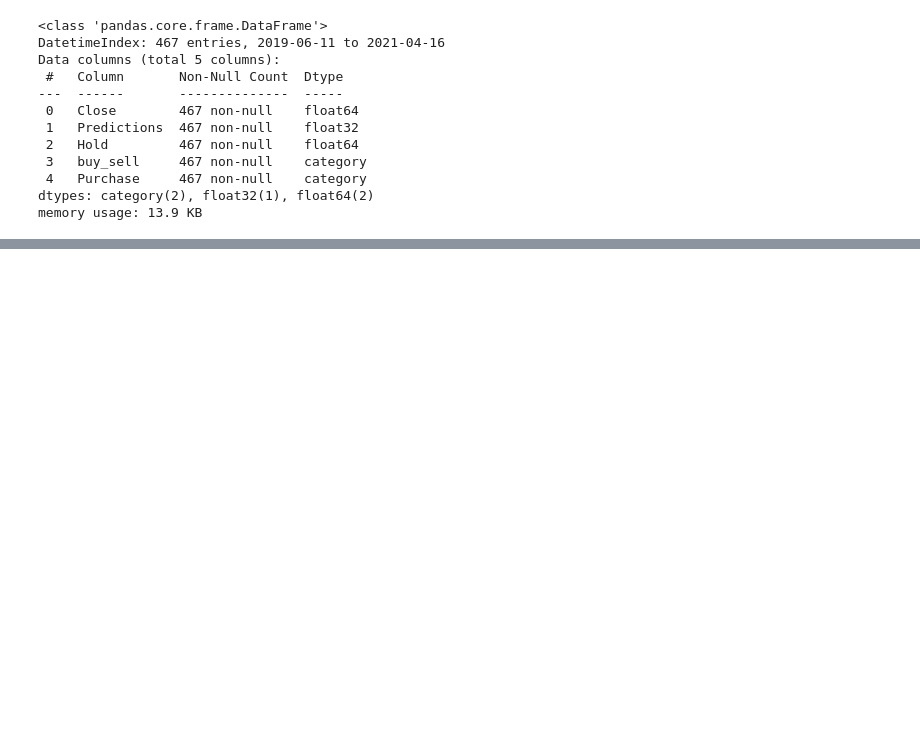
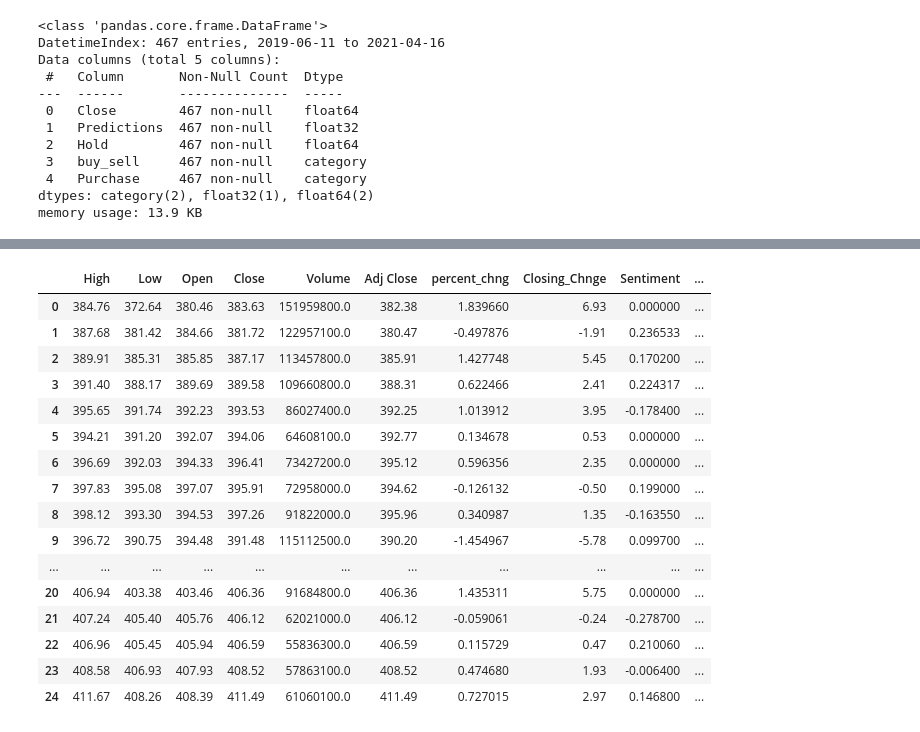
Before and after one commit to jcharbour/Data-projects-, a Jupyter notebook: Stock Market Predictions Project.ipynb, the cells around one changed output, grey strips where cells are left out. Cells and saved outputs as stored; diff of their text form; code cells hidden in the pictures; blank space fills up the shorter version.

```diff
--- a/Stock Market Predictions Project.ipynb
+++ b/Stock Market Predictions Project.ipynb
@@ -1213,0 +1220,2 @@ CategoricalDtype(categories=[1, 0], ordered=True)
+# %%
+newdf2 = new_df.drop('Date', 1)
@@ -1213,0 +1246,20 @@ CategoricalDtype(categories=[1, 0], ordered=True)
+# %%
+newdf2.ffill(1)
+# %% [output]
+|  | High | Low | Open | Close | Volume | Adj Close | percent_chng | Closing_Chnge | Sentiment | ... |
+| 0 | 384.76 | 372.64 | 380.46 | 383.63 | 151959800.0 | 382.38 | 1.839660 | 6.93 | 0.000000 | ... |
+| 1 | 387.68 | 381.42 | 384.66 | 381.72 | 122957100.0 | 380.47 | -0.497876 | -1.91 | 0.236533 | ... |
+| 2 | 389.91 | 385.31 | 385.85 | 387.17 | 113457800.0 | 385.91 | 1.427748 | 5.45 | 0.170200 | ... |
+| 3 | 391.40 | 388.17 | 389.69 | 389.58 | 109660800.0 | 388.31 | 0.622466 | 2.41 | 0.224317 | ... |
+| 4 | 395.65 | 391.74 | 392.23 | 393.53 | 86027400.0 | 392.25 | 1.013912 | 3.95 | -0.178400 | ... |
+| 5 | 394.21 | 391.20 | 392.07 | 394.06 | 64608100.0 | 392.77 | 0.134678 | 0.53 | 0.000000 | ... |
+| 6 | 396.69 | 392.03 | 394.33 | 396.41 | 73427200.0 | 395.12 | 0.596356 | 2.35 | 0.000000 | ... |
+| 7 | 397.83 | 395.08 | 397.07 | 395.91 | 72958000.0 | 394.62 | -0.126132 | -0.50 | 0.199000 | ... |
+| 8 | 398.12 | 393.30 | 394.53 | 397.26 | 91822000.0 | 395.96 | 0.340987 | 1.35 | -0.163550 | ... |
+| 9 | 396.72 | 390.75 | 394.48 | 391.48 | 115112500.0 | 390.20 | -1.454967 | -5.78 | 0.099700 | ... |
+| ... | ... | ... | ... | ... | ... | ... | ... | ... | ... | ... |
+| 20 | 406.94 | 403.38 | 403.46 | 406.36 | 91684800.0 | 406.36 | 1.435311 | 5.75 | 0.000000 | ... |
+| 21 | 407.24 | 405.40 | 405.76 | 406.12 | 62021000.0 | 406.12 | -0.059061 | -0.24 | -0.278700 | ... |
+| 22 | 406.96 | 405.45 | 405.94 | 406.59 | 55836300.0 | 406.59 | 0.115729 | 0.47 | 0.210060 | ... |
+| 23 | 408.58 | 406.93 | 407.93 | 408.52 | 57863100.0 | 408.52 | 0.474680 | 1.93 | -0.006400 | ... |
+| 24 | 411.67 | 408.26 | 408.39 | 411.49 | 61060100.0 | 411.49 | 0.727015 | 2.97 | 0.146800 | ... |
```
Also changed, not shown: parts of 33 cells of this notebook.
